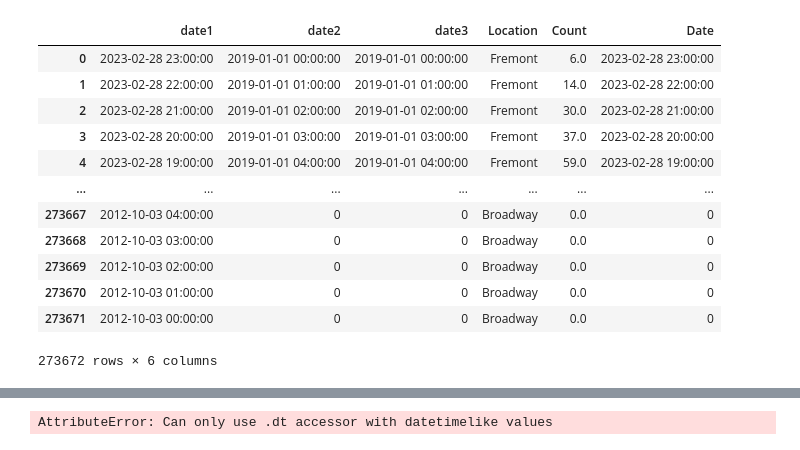
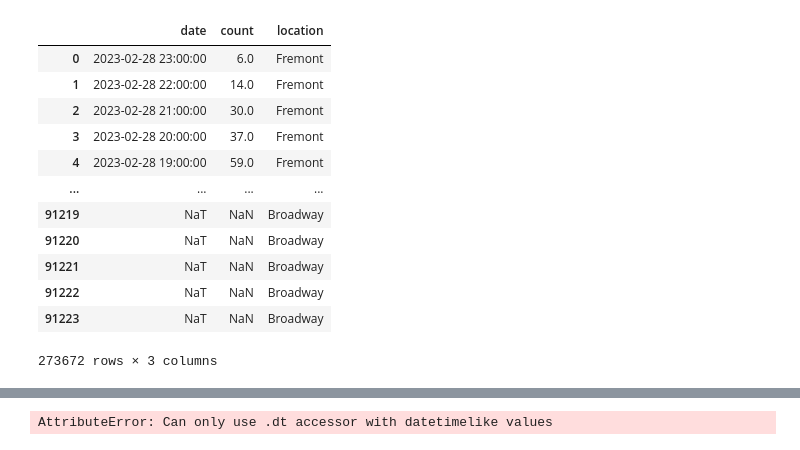
Before and after one commit to jaredap1995/UCB-Bootcamp-project03-group10, a Jupyter notebook: test.ipynb, the cells around one changed output, grey strips where cells are left out. Drawn from its saved outputs; the diff is of its cells as text; code cells hidden in the pictures.

```diff
--- a/test.ipynb
+++ b/test.ipynb
@@ -106,16 +77,16 @@ df_melted.loc[df_melted['Location'] == 'Broadway', 'Date'] = df_melted['date3']
-# %%
-df_melted
-# %% [output]
-|  | date1 | date2 | date3 | Location | Count | Date |
-| 0 | 2023-02-28 23:00:00 | 2019-01-01 00:00:00 | 2019-01-01 00:00:00 | Fremont | 6.0 | 2023-02-28 23:00:00 |
-| 1 | 2023-02-28 22:00:00 | 2019-01-01 01:00:00 | 2019-01-01 01:00:00 | Fremont | 14.0 | 2023-02-28 22:00:00 |
-| 2 | 2023-02-28 21:00:00 | 2019-01-01 02:00:00 | 2019-01-01 02:00:00 | Fremont | 30.0 | 2023-02-28 21:00:00 |
-| 3 | 2023-02-28 20:00:00 | 2019-01-01 03:00:00 | 2019-01-01 03:00:00 | Fremont | 37.0 | 2023-02-28 20:00:00 |
-| 4 | 2023-02-28 19:00:00 | 2019-01-01 04:00:00 | 2019-01-01 04:00:00 | Fremont | 59.0 | 2023-02-28 19:00:00 |
-| ... | ... | ... | ... | ... | ... | ... |
-| 273667 | 2012-10-03 04:00:00 | 0 | 0 | Broadway | 0.0 | 0 |
-| 273668 | 2012-10-03 03:00:00 | 0 | 0 | Broadway | 0.0 | 0 |
-| 273669 | 2012-10-03 02:00:00 | 0 | 0 | Broadway | 0.0 | 0 |
-| 273670 | 2012-10-03 01:00:00 | 0 | 0 | Broadway | 0.0 | 0 |
-| 273671 | 2012-10-03 00:00:00 | 0 | 0 | Broadway | 0.0 | 0 |
-273672 rows × 6 columns
+# %%
+df_combined
+# %% [output]
+|  | date | count | location |
+| 0 | 2023-02-28 23:00:00 | 6.0 | Fremont |
+| 1 | 2023-02-28 22:00:00 | 14.0 | Fremont |
+| 2 | 2023-02-28 21:00:00 | 30.0 | Fremont |
+| 3 | 2023-02-28 20:00:00 | 37.0 | Fremont |
+| 4 | 2023-02-28 19:00:00 | 59.0 | Fremont |
+| ... | ... | ... | ... |
+| 91219 | NaT | NaN | Broadway |
+| 91220 | NaT | NaN | Broadway |
+| 91221 | NaT | NaN | Broadway |
+| 91222 | NaT | NaN | Broadway |
+| 91223 | NaT | NaN | Broadway |
+273672 rows × 3 columns
```
Also changed, not shown: parts of 9 cells of this notebook.
